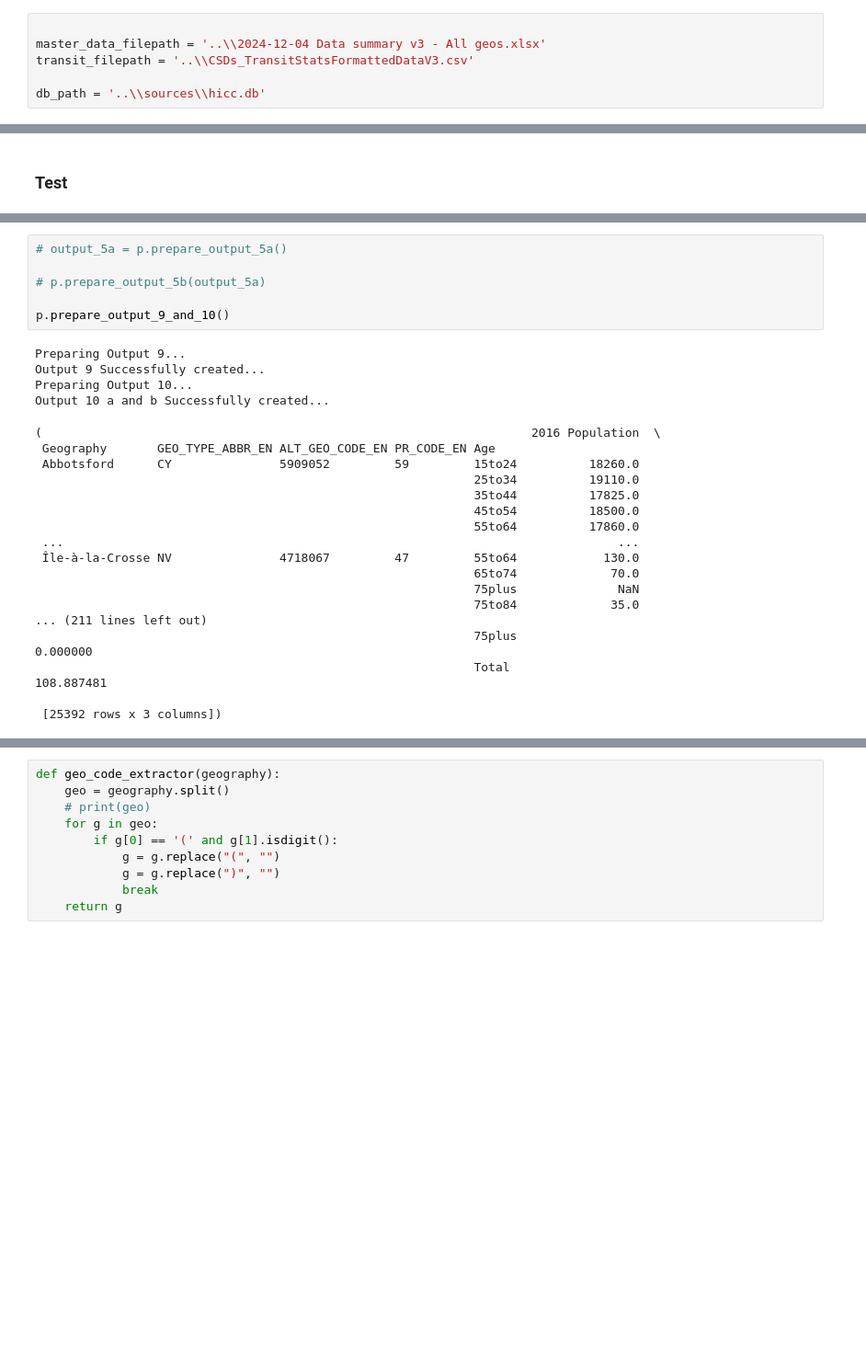
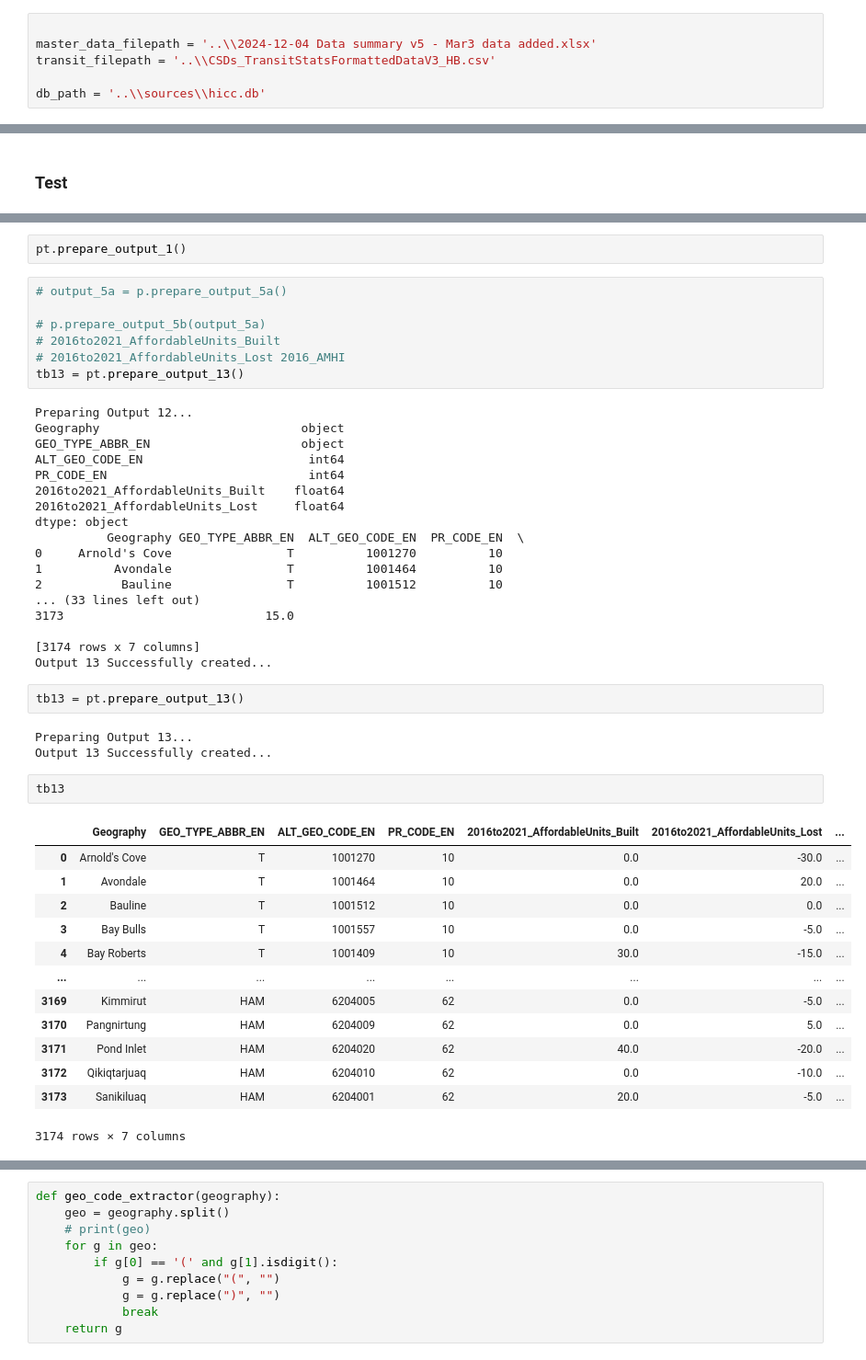
Before and after one commit to rigsby-HART/HICC-Dashboard, a Jupyter notebook: helper/TablesPrep.ipynb, the cells around one changed output, grey strips where cells are left out. Shown: that part at 92% size. Saved outputs shown, nothing was run; the diff lists cells and outputs as text; blank space fills up the shorter version.

Commit message:
added 3 new tables to DBUploader

```diff
--- a/helper/TablesPrep.ipynb
+++ b/helper/TablesPrep.ipynb
@@ -7,7 +10,7 @@ warnings.filterwarnings('ignore')
 # %%
 
-master_data_filepath = '..\\2024-12-04 Data summary v3 - All geos.xlsx'
-transit_filepath = '..\\CSDs_TransitStatsFormattedDataV3.csv'
+master_data_filepath = '..\\2024-12-04 Data summary v5 - Mar3 data added.xlsx'
+transit_filepath = '..\\CSDs_TransitStatsFormattedDataV3_HB.csv'
 
 db_path = '..\\sources\\hicc.db'
 # %%
@@ -51,28 +53,48 @@ UnboundLocalError: local variable 'output_1' referenced before assignment
+# %%
+pt.prepare_output_1()
 # %%
 # output_5a = p.prepare_output_5a()
 
 # p.prepare_output_5b(output_5a)
-
-p.prepare_output_9_and_10()
+# 2016to2021_AffordableUnits_Built
+# 2016to2021_AffordableUnits_Lost 2016_AMHI
+tb13 = pt.prepare_output_13()
 # %% [output]
-Preparing Output 9...
-Output 9 Successfully created...
-Preparing Output 10...
-Output 10 a and b Successfully created...
+Preparing Output 12...
+Geography                            object
+GEO_TYPE_ABBR_EN                     object
+ALT_GEO_CODE_EN                       int64
+PR_CODE_EN                            int64
+2016to2021_AffordableUnits_Built    float64
+2016to2021_AffordableUnits_Lost     float64
+dtype: object
+          Geography GEO_TYPE_ABBR_EN  ALT_GEO_CODE_EN  PR_CODE_EN  \
+0     Arnold's Cove                T          1001270          10
+1          Avondale                T          1001464          10
+2           Bauline                T          1001512          10
+... (33 lines left out)
+3173                            15.0
+
+[3174 rows x 7 columns]
+Output 13 Successfully created...
-(                                                                    2016 Population  \
- Geography       GEO_TYPE_ABBR_EN ALT_GEO_CODE_EN PR_CODE_EN Age
- Abbotsford      CY               5909052         59         15to24          18260.0
-                                                             25to34          19110.0
-                                                             35to44          17825.0
-                                                             45to54          18500.0
-                                                             55to64          17860.0
- ...                                                                             ...
- Île-à-la-Crosse NV               4718067         47         55to64            130.0
-                                                             65to74             70.0
-                                                             75plus              NaN
-                                                             75to84             35.0
-... (211 lines left out)
-                                                             75plus                                           0.000000
-                                                             Total                                          108.887481
-
- [25392 rows x 3 columns])
+# %%
+tb13 = pt.prepare_output_13()
+# %% [output]
+Preparing Output 13...
+Output 13 Successfully created...
+# %%
+tb13
+# %% [output]
+|  | Geography | GEO_TYPE_ABBR_EN | ALT_GEO_CODE_EN | PR_CODE_EN | 2016to2021_AffordableUnits_Built | 2016to2021_AffordableUnits_Lost | ... |
+| 0 | Arnold's Cove | T | 1001270 | 10 | 0.0 | -30.0 | ... |
+| 1 | Avondale | T | 1001464 | 10 | 0.0 | 20.0 | ... |
+| 2 | Bauline | T | 1001512 | 10 | 0.0 | 0.0 | ... |
+| 3 | Bay Bulls | T | 1001557 | 10 | 0.0 | -5.0 | ... |
+| 4 | Bay Roberts | T | 1001409 | 10 | 30.0 | -15.0 | ... |
+| ... | ... | ... | ... | ... | ... | ... | ... |
+| 3169 | Kimmirut | HAM | 6204005 | 62 | 0.0 | -5.0 | ... |
+| 3170 | Pangnirtung | HAM | 6204009 | 62 | 0.0 | 5.0 | ... |
+| 3171 | Pond Inlet | HAM | 6204020 | 62 | 40.0 | -20.0 | ... |
+| 3172 | Qikiqtarjuaq | HAM | 6204010 | 62 | 0.0 | -10.0 | ... |
+| 3173 | Sanikiluaq | HAM | 6204001 | 62 | 20.0 | -5.0 | ... |
+3174 rows × 7 columns
```
Also changed, not shown: parts of 7 cells of this notebook, 2 other files.
